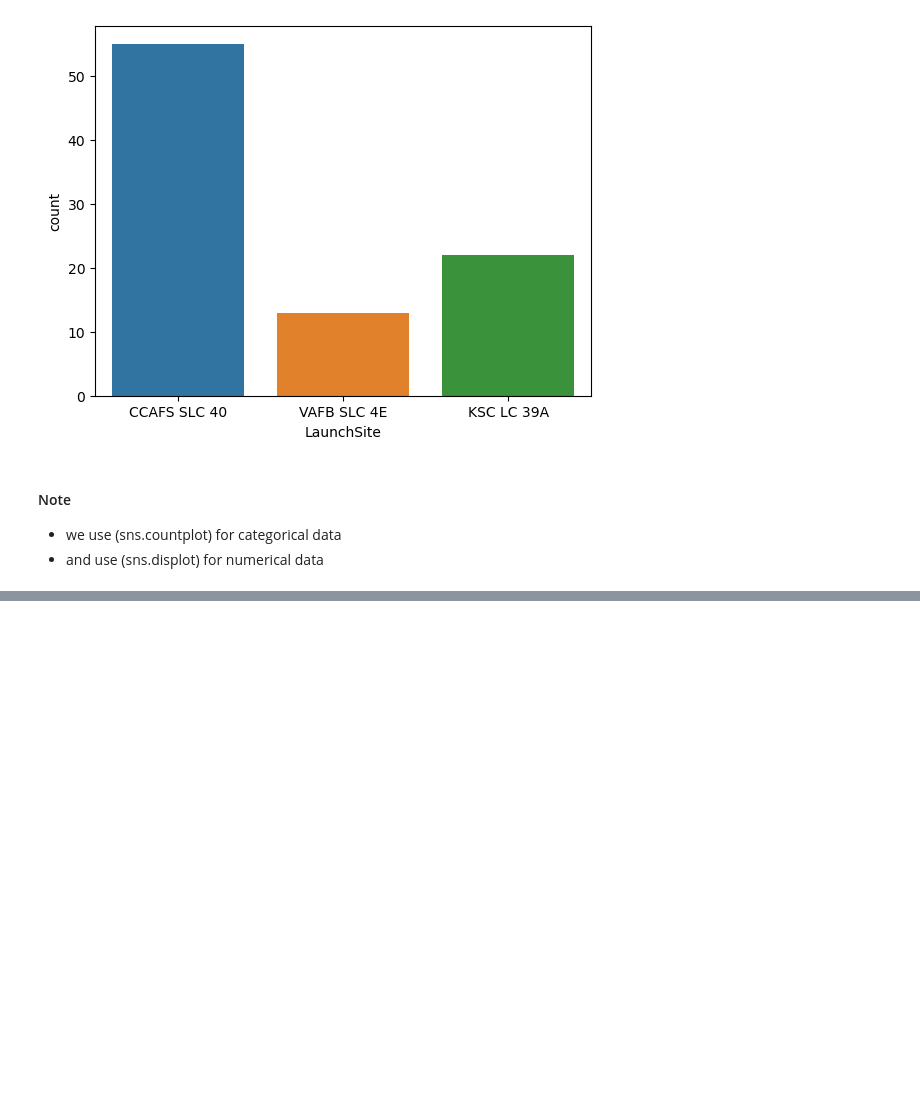
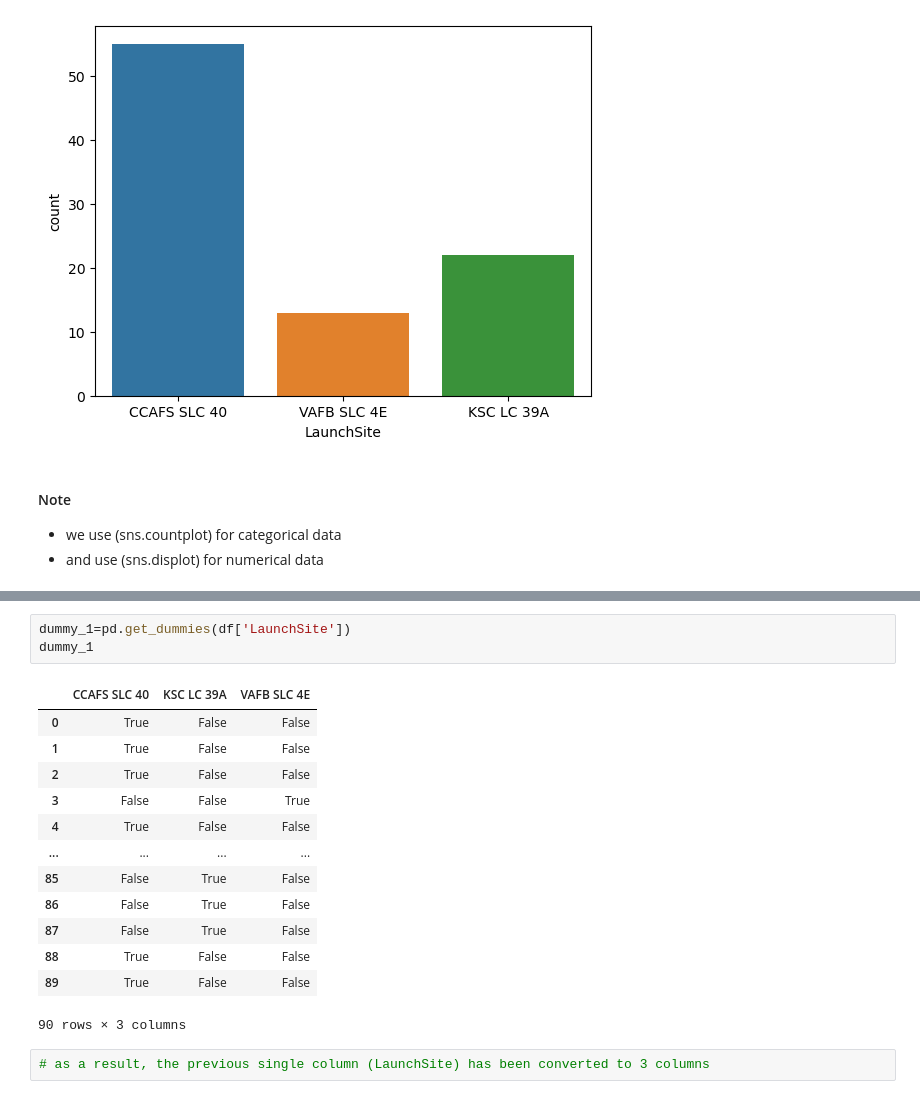
Before and after one commit to strumer69/Space_X-_rockets, a Jupyter notebook: space_x_falcon.ipynb, the cells around one changed output, grey strips where cells are left out. Saved outputs shown, nothing was run; the diff lists cells and outputs as text; blank space fills up the shorter version.

```diff
--- a/space_x_falcon.ipynb
+++ b/space_x_falcon.ipynb
@@ -592,0 +835,19 @@ Index(['FlightNumber', 'Date', 'BoosterVersion', 'PayloadMass', 'Orbit',
+# %%
+dummy_1=pd.get_dummies(df['LaunchSite'])
+dummy_1
+# %% [output]
+|  | CCAFS SLC 40 | KSC LC 39A | VAFB SLC 4E |
+| 0 | True | False | False |
+| 1 | True | False | False |
+| 2 | True | False | False |
+| 3 | False | False | True |
+| 4 | True | False | False |
+| ... | ... | ... | ... |
+| 85 | False | True | False |
+| 86 | False | True | False |
+| 87 | False | True | False |
+| 88 | True | False | False |
+| 89 | True | False | False |
+90 rows × 3 columns
+# %%
+# as a result, the previous single column (LaunchSite) has been converted to 3 columns
```
Also changed, not shown: parts of 36 cells of this notebook.
